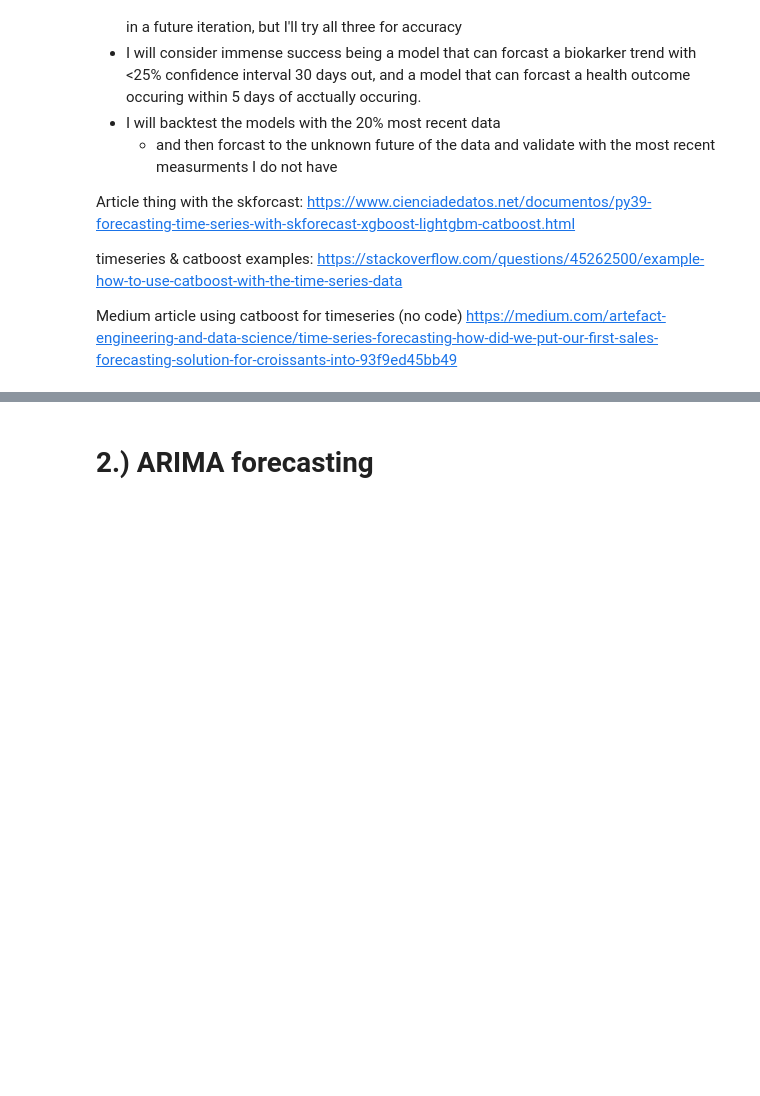
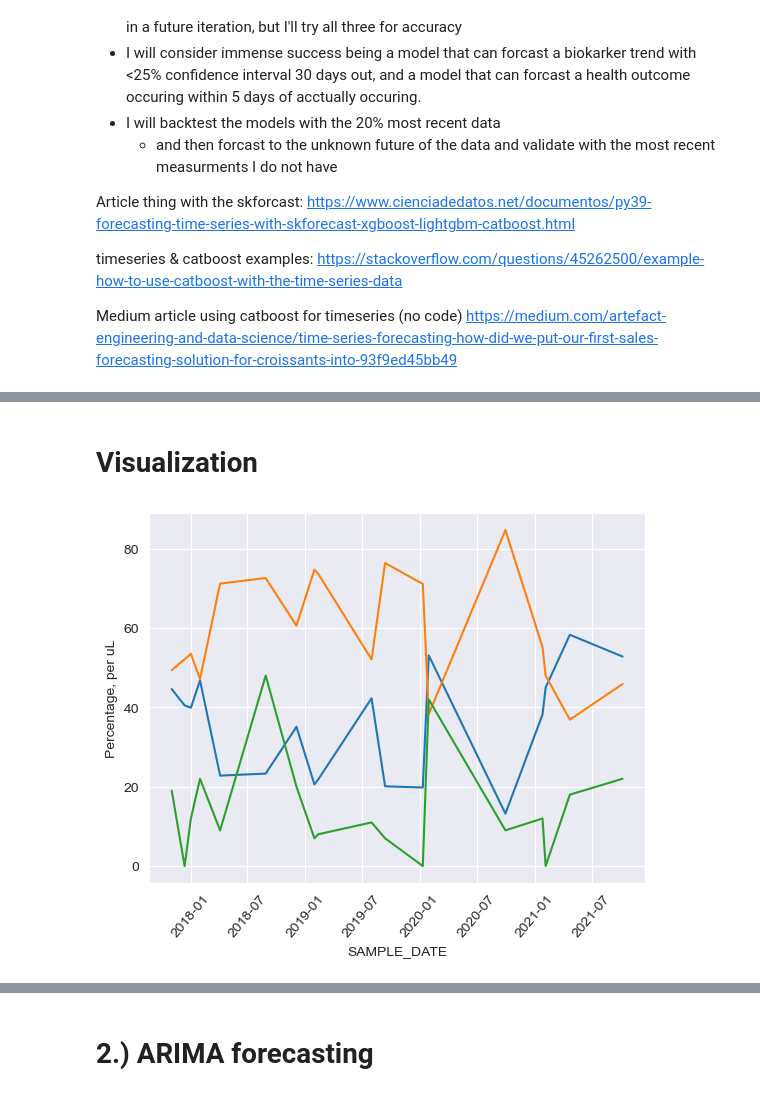
Before and after one commit to aidan-lew/monkey_health, a Jupyter notebook: D_monkeys_forecasting.ipynb, the cells around one changed output, grey strips where cells are left out. Saved outputs shown, nothing was run; the diff lists cells and outputs as text; code cells hidden in the pictures; blank space fills up the shorter version.

```diff
--- a/D_monkeys_forecasting.ipynb
+++ b/D_monkeys_forecasting.ipynb
@@ -19,0 +76,18 @@ Unlike the previous predictions, I want to maintain the timeseries information h
+# %%
+#Makee a df for the blood analytic data
+for_bio_df = pd.read_excel('../Documents/full_monkey_data_r2.xlsx',
+                    #sheet_name=1,
+                    skiprows = 0,
+                    usecols = ['ID', 'Species', 'SAMPLE_DATE', 'IRRAD', 'IRRAD_DATE', 'DOB', 'SEX',
+       'TYPE', 'DAYS_SINCE_IRRAD', 'MONTHS_SINCE_IRRAD', 'MONTHS AT IRRAD',
+       'DOSE_(Gy)', 'AGE', 'WBC_(K/uL)', 'RBC_(M/uL)', 'Hemaglobin_(HGB_g/dL)',
+       'Hemocrit_(HCT_%)', 'Mean_corpuscular_volume_(MCV_fL)',
+       'Mean_corpuscular_hemaglobin_(MCH_pg)',
+       'Mean_corpuscular_hemaglobin_concentration_(MCHC_g/dL)', 'NEUT_(%)',
+       'LYMPHOCYTES_(%)', 'MONO_(%)', 'EOS_(%)', 'BASO_(%)', 'ABS_NEUT_(/uL)',
+       'ABS_LYMPH_(/uL)', 'ABS_MONO_(/uL)', 'ABS_EOS_(/uL)', 'ABS_BASO_(/uL)',
+       'PLATLET_COUNT_(K/uL)'],
+                    engine = 'openpyxl',
+                    #date_parser=parser
+                         )
+for_bio_df.tail(2)
@@ -19,0 +100,4 @@ Unlike the previous predictions, I want to maintain the timeseries information h
+# %%
+for_bio_df['SAMPLE_DATE'] = pd.to_datetime(for_bio_df['SAMPLE_DATE'], format='%Y-%m-%d %H:%M:%S')
+for_bio_df = for_bio_df.sort_index()
+for_bio_df.head(2)
@@ -19,0 +109,10 @@ Unlike the previous predictions, I want to maintain the timeseries information h
+# %%
+# Make a df of a single monkey's blood analytic data
+single_bio_df = for_bio_df.copy()
+
+single_bio_df = single_bio_df[single_bio_df['ID'] == 2046]
+
+single_bio_df['SAMPLE_DATE'] = pd.to_datetime(single_bio_df['SAMPLE_DATE'], format='%Y-%m-%d %H:%M:%S')
+single_bio_df = single_bio_df.sort_index()
+
+single_bio_df.tail(2)
@@ -19,0 +124,11 @@ Unlike the previous predictions, I want to maintain the timeseries information h
+# %% [markdown]
+# Visualization
+# %%
+# Viz of a single monkey's lymphocytes, neutrophils, and absolute eosophils over time
+sns.lineplot(data = single_bio_df, x = "SAMPLE_DATE", y = "LYMPHOCYTES_(%)")
+sns.lineplot(data = single_bio_df, x = "SAMPLE_DATE", y = "NEUT_(%)")
+sns.lineplot(data = single_bio_df, x = "SAMPLE_DATE", y = "ABS_EOS_(/uL)")
+plt.ylabel("Percentage, per uL")
+plt.xticks(rotation = 50);
+# %% [output]
+[figure, added]
```
Also changed, not shown: parts of 27 cells of this notebook.
